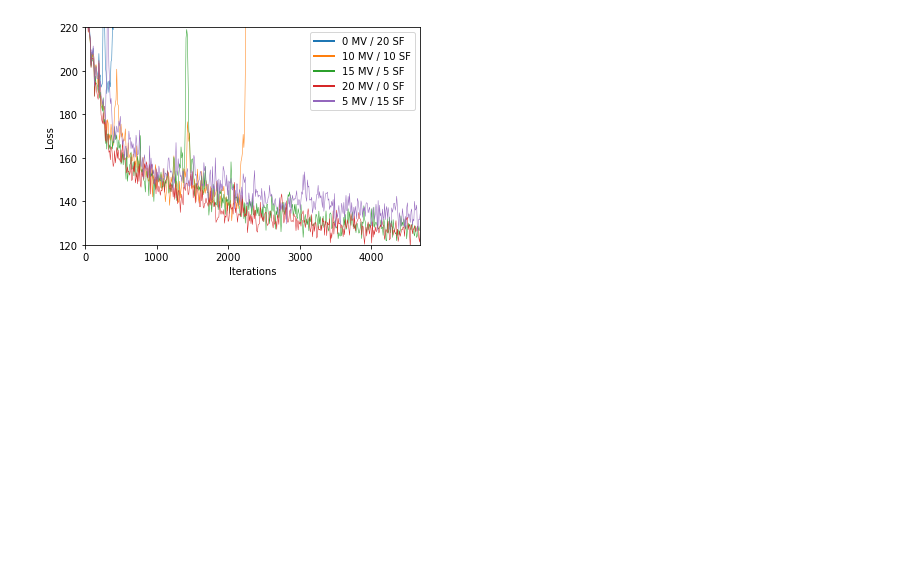
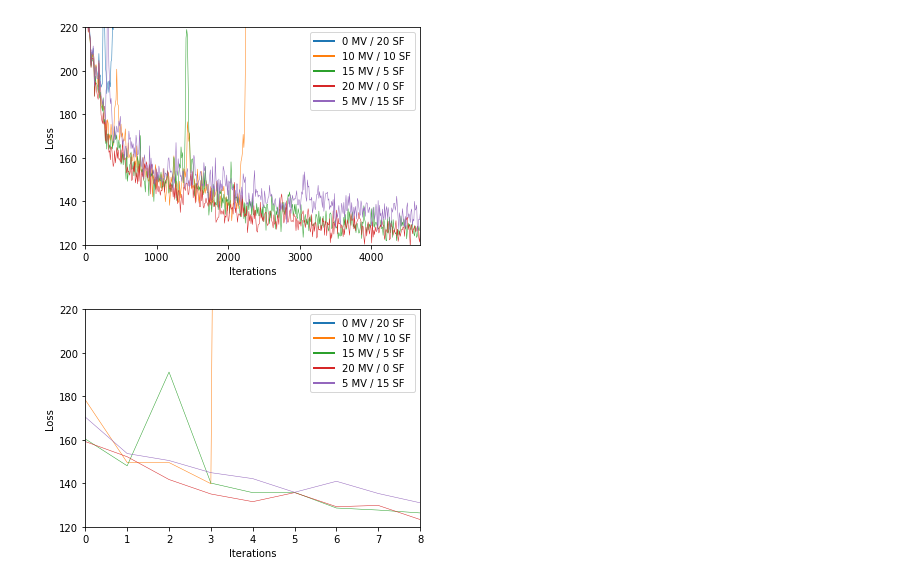
Before and after one commit to M8is/master-thesis-code, a Jupyter notebook: notebooks/plot-vae.ipynb, the cells around one changed output. Drawn from its saved outputs; the diff is of its cells as text; code cells hidden in the pictures; blank space fills up the shorter version.

```diff
--- a/notebooks/plot-vae.ipynb
+++ b/notebooks/plot-vae.ipynb
@@ -139,15 +139,15 @@ plt.show()
 # %%
 convex_results = load_meta_infos(Path('results', 'vae', 'mnist_mvsf'))
 
-test_losses = defaultdict(list)
+train_losses = defaultdict(list)
 for k, v in collect_by(convex_results, 'mv_dims').items():
     for meta in v:
-        test_losses[k].append((meta, TensorHolder.load(meta['results_dir'], 'train_loss')))
-test_losses.default_factory = None
+        train_losses[k].append((meta, TensorHolder.load(meta['results_dir'], 'train_loss')))
+train_losses.default_factory = None
 
 max_len = 0
 step_size = 10
-for run in test_losses.values():
+for run in train_losses.values():
     meta = run[0][0]
     losses = []
     for meta, loss in run:
@@ -167,3 +167,32 @@ plt.savefig(plot_dir / f'vae_mvsf_train_losses.pdf')
 plt.show()
 # %% [output]
 [figure]
+# %%
+test_losses = defaultdict(list)
+for k, v in collect_by(convex_results, 'mv_dims').items():
+    for meta in v:
+        test_losses[k].append((meta, TensorHolder.load(meta['results_dir'], 'test_loss')))
+test_losses.default_factory = None
+
+max_len = 0
+step_size = 1
+for run in test_losses.values():
+    meta = run[0][0]
+    losses = []
+    for meta, loss in run:
+        losses.append(loss.data.numpy().flatten())
+    indices, losses = step_with_end(np.array(losses), step_size)
+    mv_dims = meta['mv_dims']
+    label = f'{mv_dims} MV / {20-mv_dims} SF'
+    plot(losses.mean(axis=0), losses.std(axis=0), label, meta, xspace=indices)
+    max_len = max(max_len, indices[-1])
+
+legend()
+plt.xlabel('Iterations')
+plt.ylabel('Loss')
+plt.ylim(120, 220)
+plt.xlim(0, max_len-1)
+plt.savefig(plot_dir / f'vae_mvsf_train_losses.pdf')
+plt.show()
+# %% [output]
+[figure, added]
```
